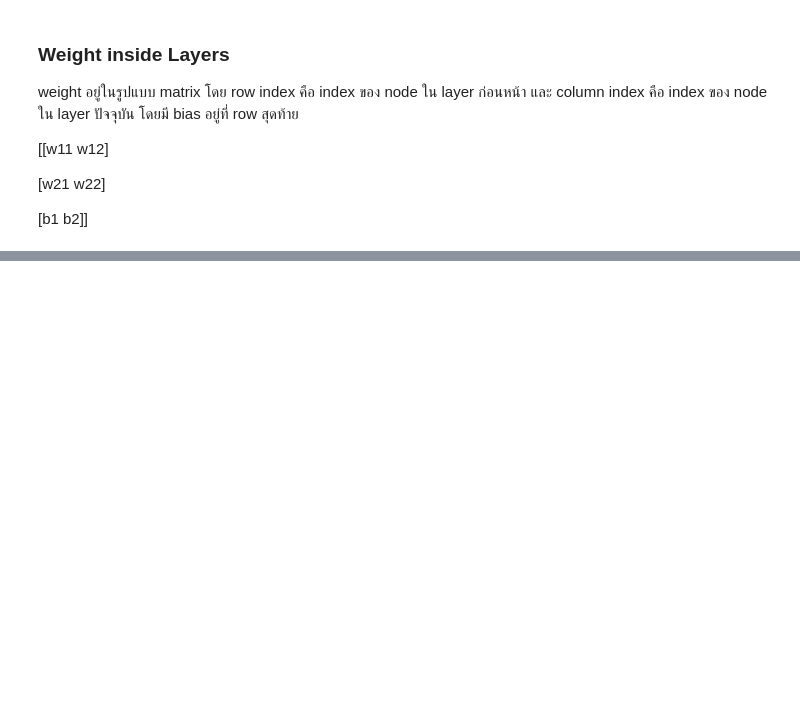
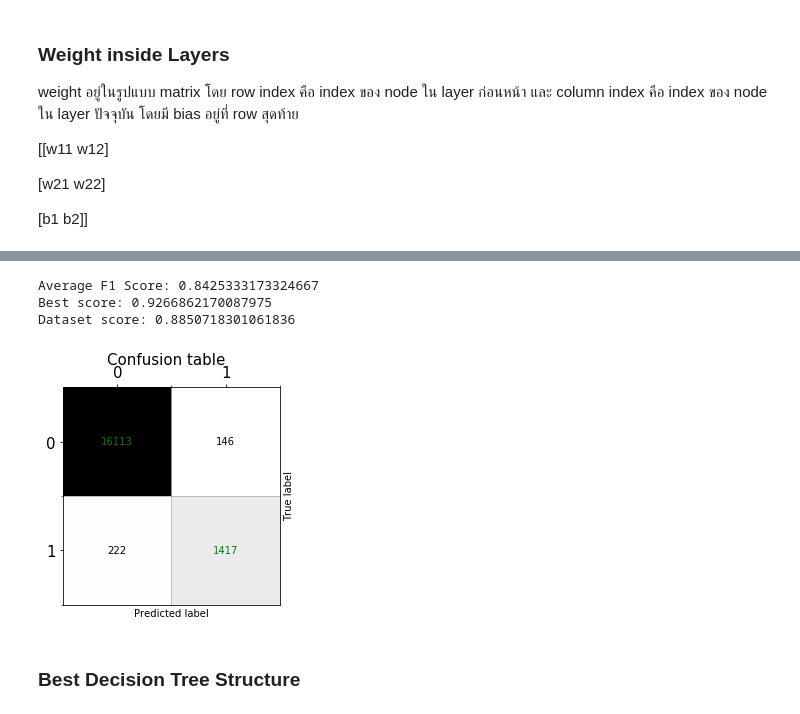
Before and after one commit to chawasit/DataMiningExercise, a Jupyter notebook: htru_2_nn.ipynb, the cells around one changed output, grey strips where cells are left out. Cells and saved outputs as stored; diff of their text form; code cells hidden in the pictures; blank space fills up the shorter version.

Commit message:
implemented decision tree

```diff
--- a/htru_2_nn.ipynb
+++ b/htru_2_nn.ipynb
@@ -418,7 +433,7 @@ neural_network = [
 2. อัตราการเปลี่ยนแปลงของ cost น้อยกว่า 1e-5
 # %%
 kf = KFold(n_splits=10)
-learning_rate_list = [1, 1e-1, 1e-2, 1e-3, 1e-4]
+learning_rate_list = [5, 3, 1, 1e-1, 1e-2]
 batch_size = 32
 max_epoch = 500
 minimum_moving_cost = 1e-5
@@ -564,0 +655,9 @@ for layer in model:
+# %%
+class Node(object):
+    def __init__(self, is_leaf=False, attribute=None, class_label=None, threshold=None, left=None, right=None):
+        self.is_leaf = is_leaf
+        self.attribute = attribute
+        self.class_label = class_label
+        self.threshold = threshold
+        self.left = left
+        self.right = right
@@ -564,0 +785,19 @@ for layer in model:
+# %%
+best_score = 0
+best_tree = None
+socre_list = []
+fold = 0
+for train_index, test_index in kf.split(input_matrix):
+    fold += 1
+
+    input_train = df.loc[train_index]
+    input_test = df.loc[test_index]
+
+    tree = spliter(input_train, 'class')
+    score = f1_score(predict(root_tree, input_test), input_test['class'])
+    print(f"Fold {fold}, score: {score}")
+
+    socre_list.append(score)
+    if score > best_score:
+        best_score = score
+        best_tree = tree
@@ -564,0 +815,14 @@ for layer in model:
+# %%
+average_f1_score = sum(socre_list) / len(socre_list)
+print(f"Average F1 Score: {average_f1_score}")
+print(f"Best score: {best_score}")
+dataset_f1_score = f1_score(predict(best_tree, df), df['class'])
+print(f"Dataset score: {dataset_f1_score}")
+confusion_matrix(predict(best_tree, df), df['class'])
+# %% [output]
+Average F1 Score: 0.8425333173324667
+Best score: 0.9266862170087975
+Dataset score: 0.8850718301061836
+[figure, added]
+# %% [markdown]
+### Best Decision Tree Structure
```
Also changed, not shown: parts of 16 cells of this notebook.
